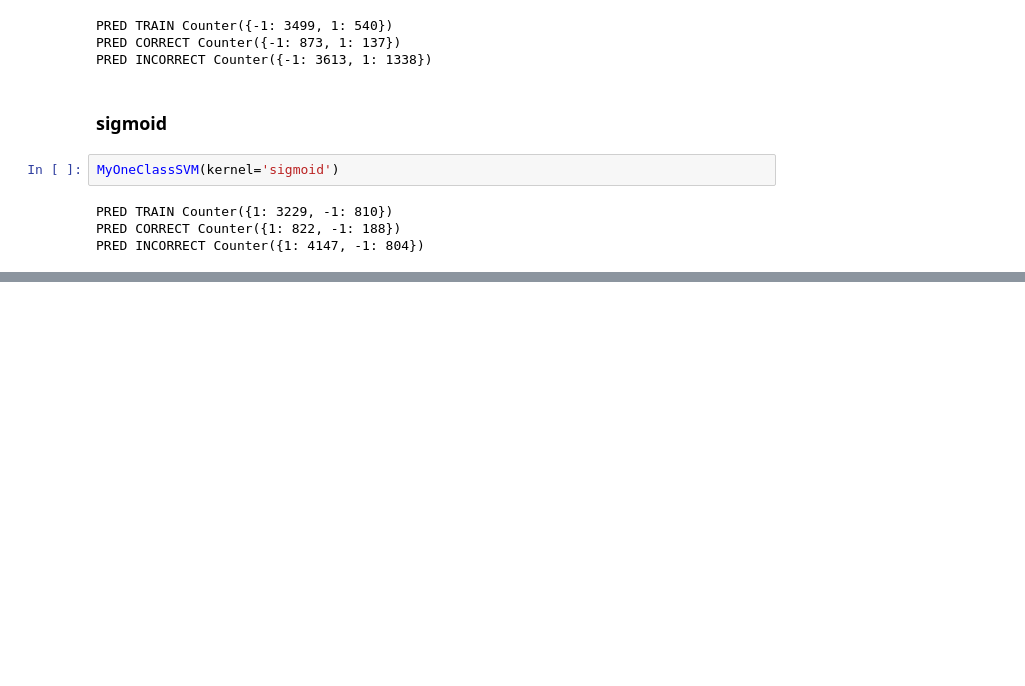
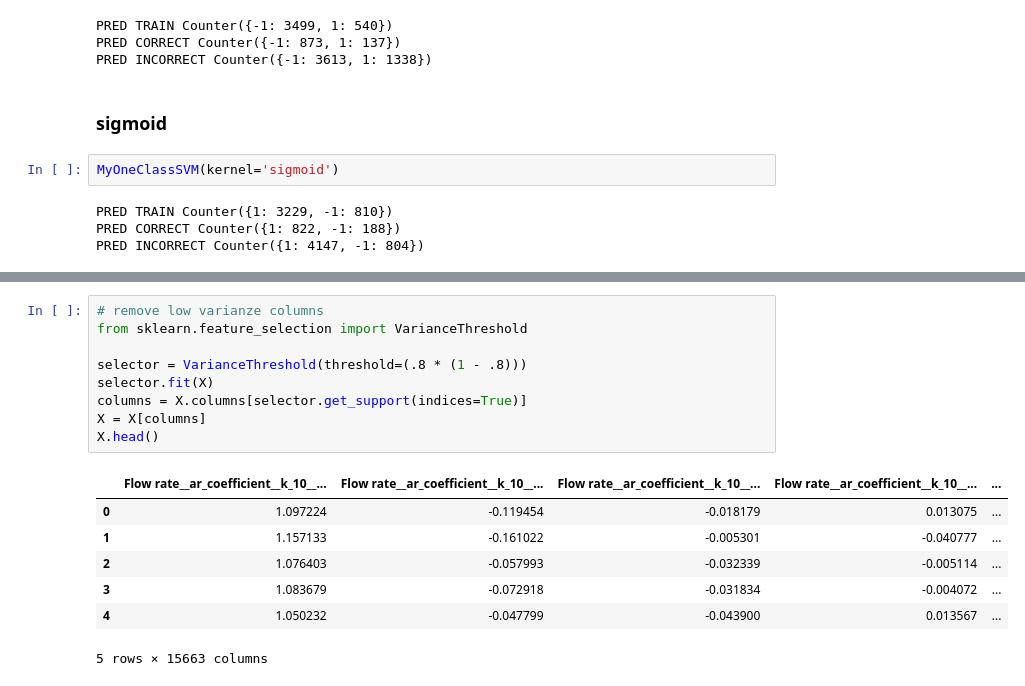
Before and after one commit to xetxezarreta/explainable_anomaly_detection, a Jupyter notebook: ad_OneClassSVM.ipynb, the cells around one changed output, grey strips where cells are left out. Cells and saved outputs as stored; diff of their text form; blank space fills up the shorter version.

```diff
--- a/ad_OneClassSVM.ipynb
+++ b/ad_OneClassSVM.ipynb
@@ -100,0 +128,17 @@ PRED INCORRECT Counter({1: 4147, -1: 804})
+# %%
+# remove low varianze columns
+from sklearn.feature_selection import VarianceThreshold
+
+selector = VarianceThreshold(threshold=(.8 * (1 - .8)))
+selector.fit(X)
+columns = X.columns[selector.get_support(indices=True)]
+X = X[columns]
+X.head()
+# %% [output]
+|  | Flow rate__ar_coefficient__k_10__... | Flow rate__ar_coefficient__k_10__... | Flow rate__ar_coefficient__k_10__... | Flow rate__ar_coefficient__k_10__... | ... |
+| 0 | 1.097224 | -0.119454 | -0.018179 | 0.013075 | ... |
+| 1 | 1.157133 | -0.161022 | -0.005301 | -0.040777 | ... |
+| 2 | 1.076403 | -0.057993 | -0.032339 | -0.005114 | ... |
+| 3 | 1.083679 | -0.072918 | -0.031834 | -0.004072 | ... |
+| 4 | 1.050232 | -0.047799 | -0.043900 | 0.013567 | ... |
+5 rows × 15663 columns
```
Also changed, not shown: parts of 7 cells of this notebook.
